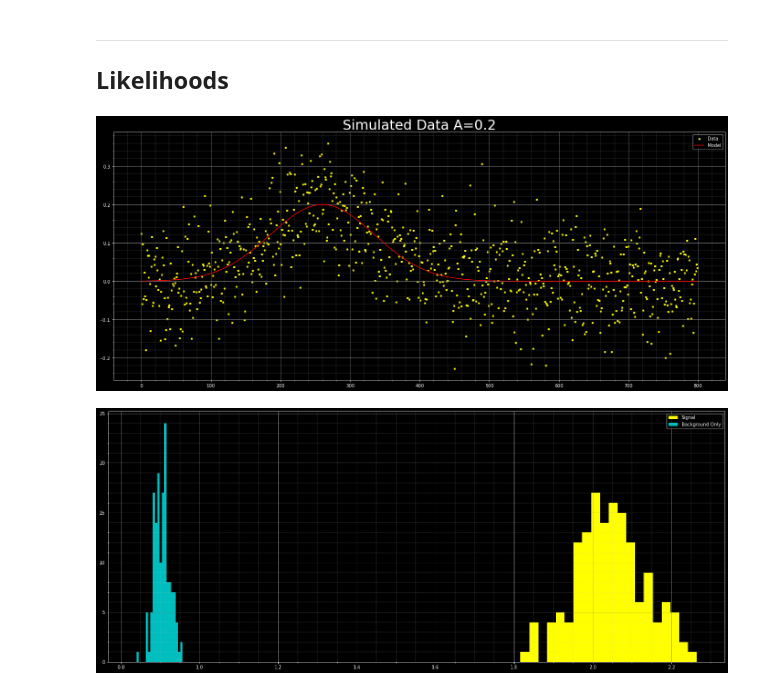
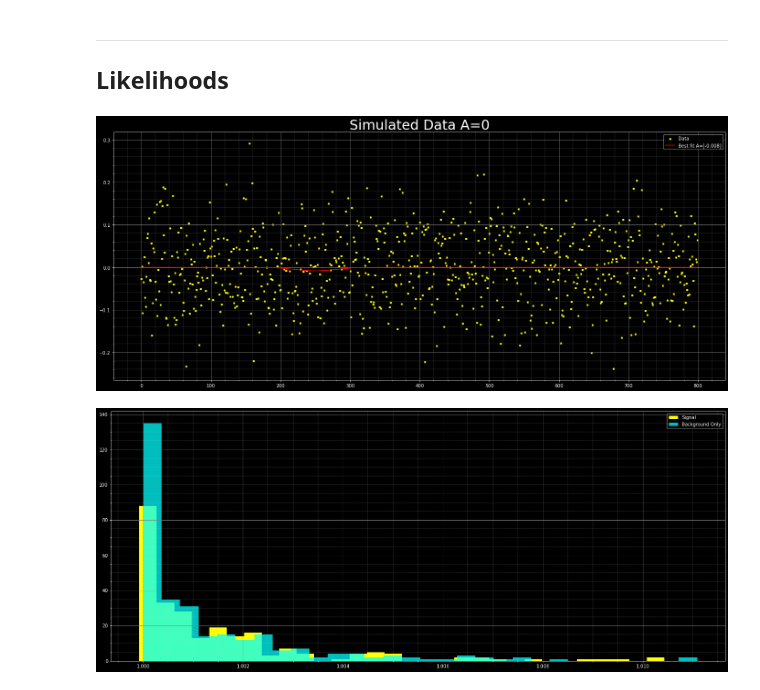
Before and after one commit to nhargy/note3cs, a Jupyter notebook: playground/FP_4.ipynb, the cells around one changed output. Saved outputs shown, nothing was run; the diff lists cells and outputs as text; code cells hidden in the pictures.

```diff
--- a/playground/FP_4.ipynb
+++ b/playground/FP_4.ipynb
@@ -82,9 +82,7 @@ def sig250_fit(data):
     popt, pcov = curve_fit(gauss_250, data[0], data[1])
     fit_arr         = [gauss_250(x, *popt) for x in data[0]]
 
-    chi = chi_sq(data[1], fit_arr)
-
-    return popt, chi
+    return popt
 
 
 #    *   *   *    *   *   *   *   *   *   *   *   *   *   *   *   *   *   *   *   *   *   *   *   *   *   *   *
@@ -154,10 +152,10 @@ the cutoff for the sensitivity.
 # %%
 m = 0; s = 0.08
 
-m_sig = 260; s_sig = 35; A_sig = 0.00001
-m_model = 260;  s_model = 30 ; A_model = 0.1
+m_sig = 250; s_sig = 35; A_sig = 0
+m_model = 250;  s_model = 35
 
-its = 150
+its = 300
 
 sigs = []
 bgs = []
@@ -169,6 +167,8 @@ for i in range(its):
     data                =  gen_gauss_signal(s, m_sig, s_sig, A_sig, size=800)
     x_array           = np.arange(800)
 
+    popt = sig250_fit([x_array, data])
+
     bg_like_arr = []
     sig_like_arr = []
     count = 0
@@ -177,7 +177,7 @@ for i in range(its):
         prob_val = np.log( gauss(elm, m, s) )
         bg_like_arr.append(prob_val)
 
-        mean = m + gauss(count,m_model,s_model, A_model)
+        mean = m + gauss(count,m_model,s_model, popt)
         prob_val = np.log(gauss(elm, mean, s))
         sig_like_arr.append(prob_val)
 
@@ -193,20 +193,25 @@ for i in range(its):
 # %%
 m = 0; s = 0.08
 
-m_sig = 260; s_sig = 75; A_sig = 0.2
-m_model = 260;  s_model = 75 ; A_model = 0.2
+m_sig = 250; s_sig = 30; A_sig = 0
 
-its = 150
+m_model = 250;  s_model = 30
+
+its = 250
 
 sigs = []
 bgs = []
 likes = []
+a_arr = []
 
 for i in range(its):
 
     noise_array  = s * np.random.randn(800)
     data                =  gen_gauss_signal(s, m_sig, s_sig, A_sig, size=800)
     x_array           = np.arange(800)
+
+    popt = sig250_fit([x_array, data])
+    a_arr.append(popt)
 
     bg_like_arr = []
     sig_like_arr = []
@@ -216,9 +221,10 @@ for i in range(its):
         prob_val = np.log( gauss(elm, m, s) )
         bg_like_arr.append(prob_val)
 
-        mean = m + gauss(count,m_model,s_model, A_model)
+        mean = m + gauss(count,m_model,s_model, popt)
         prob_val = np.log(gauss(elm, mean, s))
         sig_like_arr.append(prob_val)
+
 
         count+=1
 
@@ -230,20 +236,21 @@ for i in range(its):
     bgs.append(bg_like)
     likes.append(like)
 
+
 plt.scatter(x_array, data, color='yellow', marker = 'X', label = 'Data', s=12)
-plt.plot(x_array, gauss(x_array, m_model, s_model, A_model), color='red', label = 'Model')
+plt.plot(x_array, gauss(x_array, m_model, s_model, popt), color='red', label = f'Best fit A={np.round(popt, 3)}')
 plt.title(f'Simulated Data A={A_sig}', fontsize=30)
 grid_it()
 plt.show()
 # %% [output]
-[figure, old version]
+[figure, new version]
 # %%
-bins = 20
+bins = 30
 #plt.hist(sigs, bins=bins, label = 'Signal model', color = 'yellow');
 #plt.hist(bgs, bins=bins, label = 'Background model', color='cyan', alpha = 0.75);
 plt.hist(likes, bins=bins, label = 'Signal', color = 'yellow');
 plt.hist(likes0, bins=bins, label = 'Background Only', color = 'cyan', alpha = 0.75);
 #plt.title(f'A/noise: {np.round(A_sig/s,3)}', fontsize=30)
 grid_it()
 # %% [output]
-[figure, old version]
+[figure, new version]
```
Also changed, not shown: parts of 3 cells of this notebook, 4 other files.
